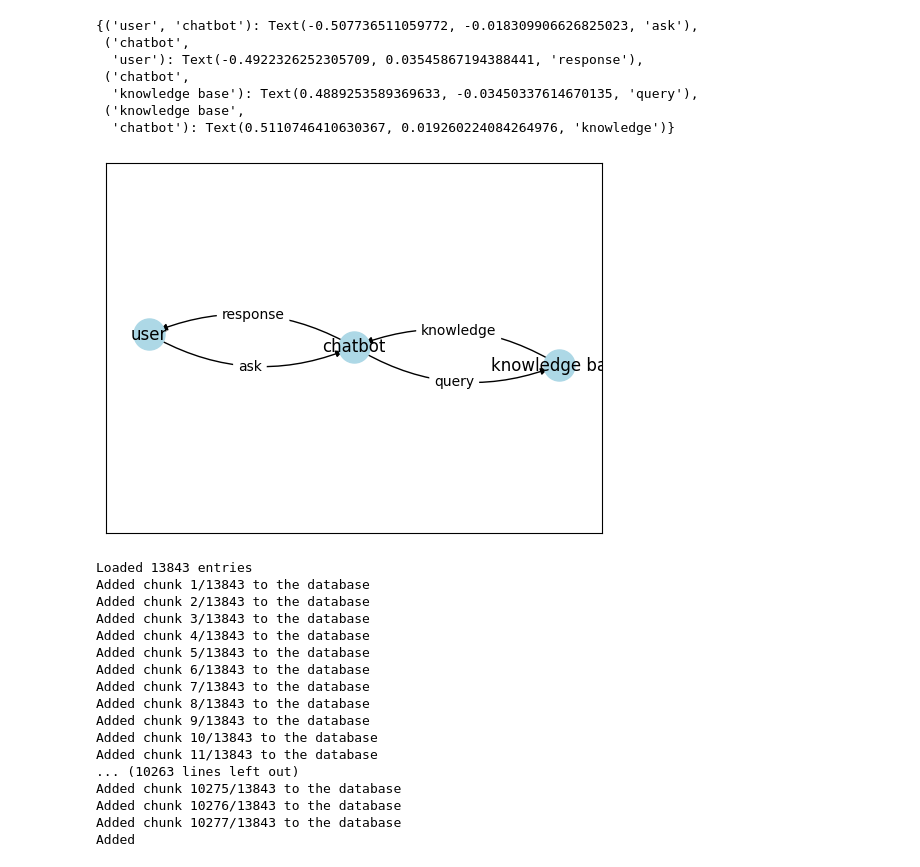
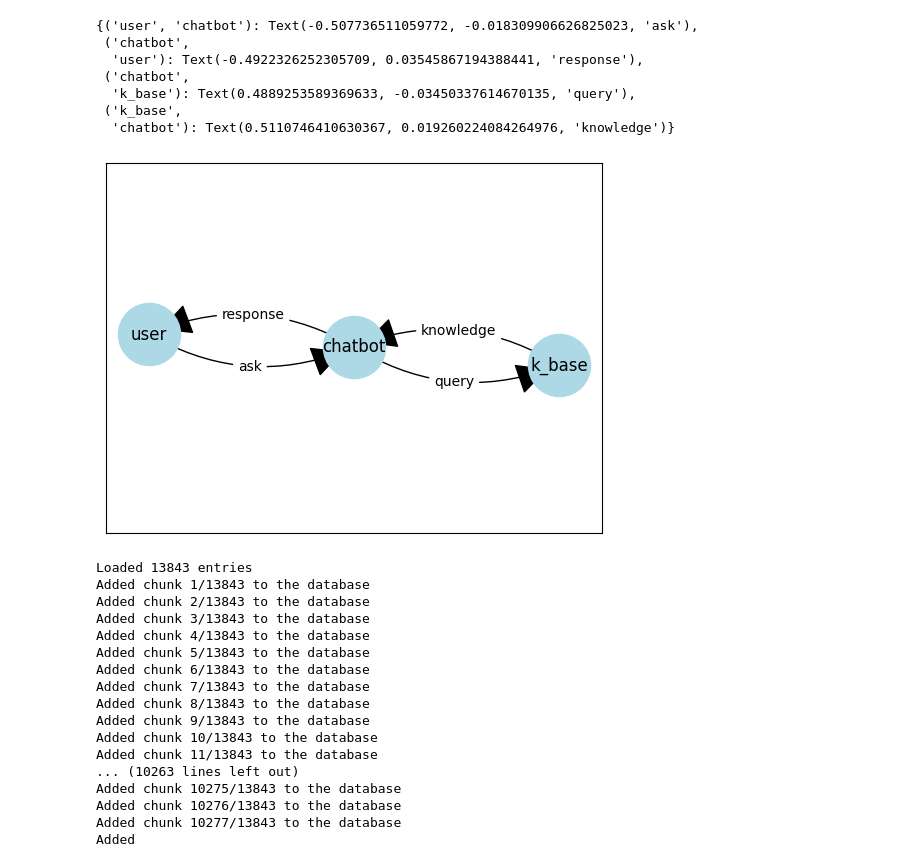
Before and after one commit to TimothyLe/sp-agent, a Jupyter notebook: sp-agent.ipynb, the cells around one changed output. Saved outputs shown, nothing was run; the diff lists cells and outputs as text; code cells hidden in the pictures.

```diff
--- a/sp-agent.ipynb
+++ b/sp-agent.ipynb
@@ -215,44 +46,34 @@ my_draw_networkx_edge_labels(G, pos, ax=ax,
-# %%
-# RAG System
-#
-#  User
-# |    \
-# ask  response
-# \     |
-# chatbot LLM
-# |       \
-# query  knowledge
-# \       |
-# knowledge base
-# (retrieval model)
-edge_list2 = [('user','chatbot',{'w': 'ask'}),
-              ('chatbot','user',{'w': 'response'}),
-              ('chatbot','knowledge base',{'w': 'query'}),
-              ('knowledge base','chatbot',{'w': 'knowledge'})]
-
-G.add_edges_from(edge_list2)
-pos = nx.spring_layout(G, seed=5)
-fig, ax = plt.subplots()
-nx.draw_networkx_nodes(G, pos, ax=ax, node_color='lightblue',node_size=500)
-nx.draw_networkx_labels(G, pos, ax=ax)
-curved_edges = [edge for edge in G.edges() if reversed(edge) in G.edges()]
-arc_rad = 0.25
-nx.draw_networkx_edges(G, pos, ax=ax, edgelist=curved_edges,
-                       connectionstyle=f'arc3, rad = {arc_rad}')
-
-edge_weights = nx.get_edge_attributes(G, 'w')
-curved_edge_labels = {edge: edge_weights[edge] for edge in curved_edges}
-my_draw_networkx_edge_labels(G, pos, ax=ax,
-                             edge_labels=curved_edge_labels, rotate=False,
-                             rad=arc_rad)
-# %% [output]
-{('user', 'chatbot'): Text(-0.507736511059772, -0.018309906626825023, 'ask'),
- ('chatbot',
-  'user'): Text(-0.4922326252305709, 0.03545867194388441, 'response'),
- ('chatbot',
-  'knowledge base'): Text(0.4889253589369633, -0.03450337614670135, 'query'),
- ('knowledge base',
-  'chatbot'): Text(0.5110746410630367, 0.019260224084264976, 'knowledge')}
-[figure, removed]
+# %%
+# RAG System
+G = nx.DiGraph()
+edge_list2 = [('user','chatbot',{'w': 'ask'}),
+              ('chatbot','user',{'w': 'response'}),
+              ('chatbot','k_base',{'w': 'query'}),
+              ('k_base','chatbot',{'w': 'knowledge'})]
+
+G.add_edges_from(edge_list2)
+pos = nx.spring_layout(G, seed=5)
+fig, ax = plt.subplots()
+nx.draw_networkx_nodes(G, pos, ax=ax, node_color='lightblue',node_size=2000)
+nx.draw_networkx_labels(G, pos, ax=ax)
+curved_edges = [edge for edge in G.edges() if reversed(edge) in G.edges()]
+arc_rad = 0.25
+nx.draw_networkx_edges(G, pos, ax=ax, edgelist=curved_edges, arrowsize=50,
+                       connectionstyle=f'arc3, rad = {arc_rad}')
+
+edge_weights = nx.get_edge_attributes(G, 'w')
+curved_edge_labels = {edge: edge_weights[edge] for edge in curved_edges}
+mnx.my_draw_networkx_edge_labels(G, pos, ax=ax,
+                             edge_labels=curved_edge_labels, rotate=False,
+                             rad=arc_rad)
+# %% [output]
+{('user', 'chatbot'): Text(-0.507736511059772, -0.018309906626825023, 'ask'),
+ ('chatbot',
+  'user'): Text(-0.4922326252305709, 0.03545867194388441, 'response'),
+ ('chatbot',
+  'k_base'): Text(0.4889253589369633, -0.03450337614670135, 'query'),
+ ('k_base',
+  'chatbot'): Text(0.5110746410630367, 0.019260224084264976, 'knowledge')}
+[figure, added]
 # %%
 # Simple RAG
```
Also changed, not shown: parts of 3 cells of this notebook, 2 other files.
